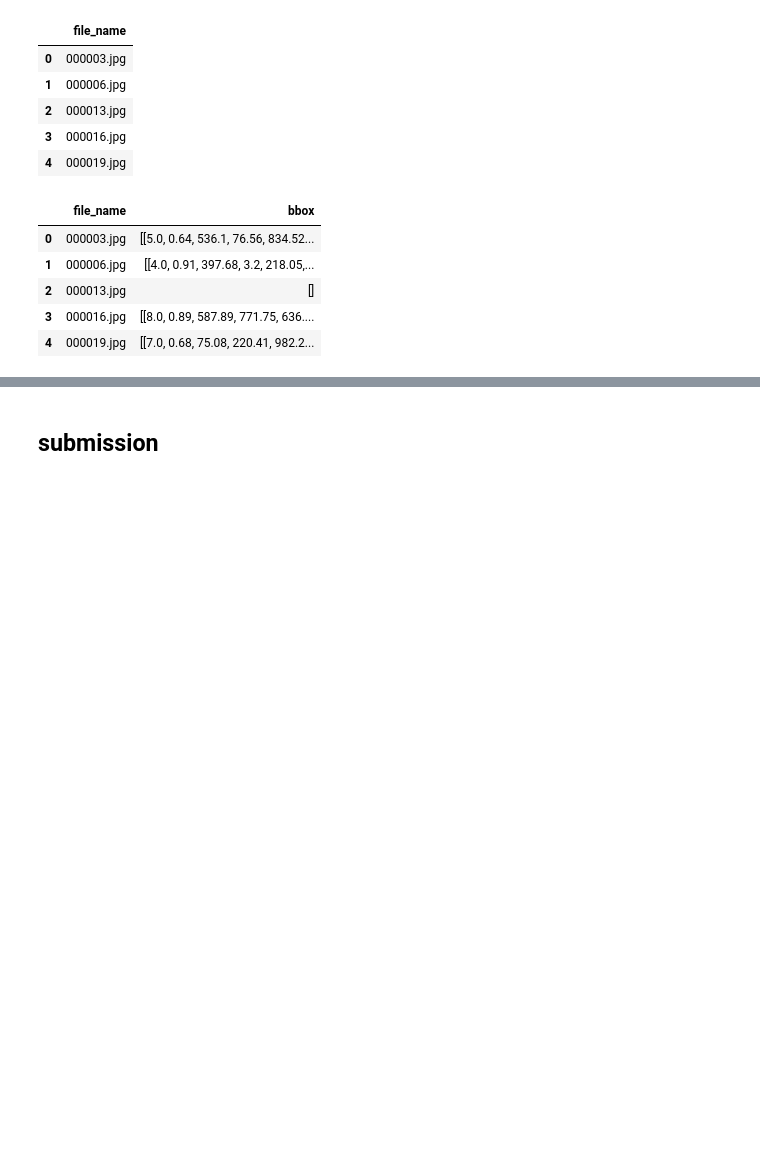
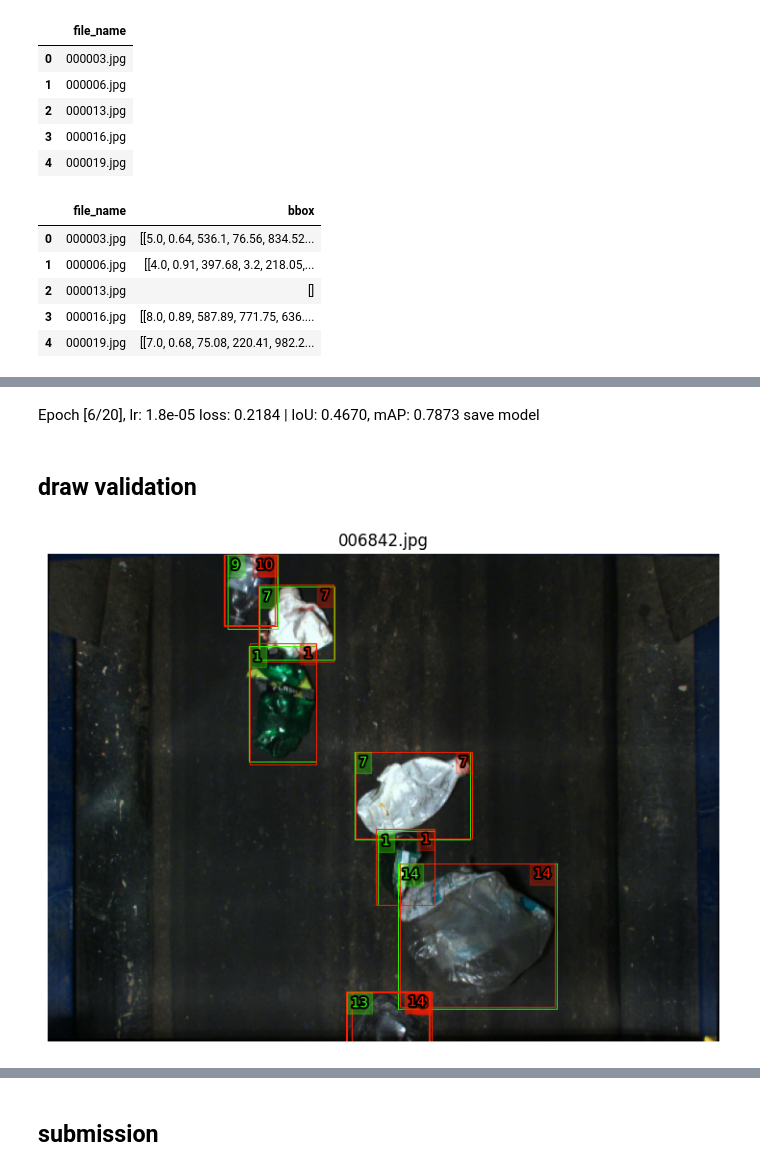
Before and after one commit to aufflammen/waste_detection, a Jupyter notebook: waste_detection.ipynb, the cells around one changed output, grey strips where cells are left out. Drawn from its saved outputs; the diff is of its cells as text; code cells hidden in the pictures; blank space fills up the shorter version.

```diff
--- a/waste_detection.ipynb
+++ b/waste_detection.ipynb
@@ -278,7 +320,7 @@ test_set = CustomDataset(img_path, test_img, transform=test_transform)
 def collate_fn(batch):
     return tuple(zip(*batch))
 
-train_loader = DataLoader(train_set, batch_size=BATCH_SIZE, shuffle=True, collate_fn=collate_fn)
-val_loader = DataLoader(val_set, batch_size=BATCH_SIZE, shuffle=False, collate_fn=collate_fn)
+train_loader = DataLoader(train_set, batch_size=BATCH_SIZE, shuffle=True, num_workers=2, collate_fn=collate_fn)
+val_loader = DataLoader(val_set, batch_size=BATCH_SIZE, shuffle=False, num_workers=2, collate_fn=collate_fn)
 test_loader = DataLoader(test_set, batch_size=BATCH_SIZE, shuffle=False)
 # %%
@@ -291,2 +360,7 @@ metric = MeanAveragePrecision().to(DEVICE)
+# %%
+def batch_preprocess(images, targets):
+    images = list(image.to(DEVICE) for image in images)
+    targets = [{k: v.to(DEVICE) for k, v in t.items()} for t in targets]
+    return images, targets
 # %%
 for epoch in range(EPOCHS):
@@ -317,19 +426,0 @@ KeyboardInterrupt:
-# %%
-model.eval()
-metric.reset()  # Сбрасываем метрику перед валидацией
-
-with torch.no_grad():
-    for images, targets in tqdm(val_loader):  # val_loader — DataLoader для валидации
-        images = list(image.to(DEVICE) for image in images)
-        targets = [{k: v.to(DEVICE) for k, v in t.items()} for t in targets]
-
-        # Предсказания модели
-        outputs = model(images)
-        break
-
-        # Подсчёт метрики (предсказания и таргеты)
-        metric.update(outputs, targets)
-
-# Вычисление итоговой метрики
-val_map = metric.compute()
-print(f"Validation mAP: {val_map['map']:.4f}")
@@ -397,0 +427,23 @@ plt.show()
+# %% [markdown]
+Epoch [6/20], lr: 1.8e-05 loss: 0.2184 | IoU: 0.4670, mAP: 0.7873 save model
+# %% [markdown]
+## draw validation
+# %%
+def get_predict(model, sample_set):
+    model.eval()
+    with torch.no_grad():
+        image = sample_set[1]
+        image = [image.to(DEVICE)]
+        outputs = model(image)[0]
+
+    return {k: v.cpu() for k, v in outputs.items()}
+# %%
+img_name = np.random.choice(val_img)
+idx_val_set = val_img.index(img_name)
+
+sample_set = val_set[idx_val_set]
+
+predict = get_predict(model, sample_set)
+draw_bounding_boxes(sample_set, predict)
+# %% [output]
+[figure, added]
```
Also changed, not shown: parts of 27 cells of this notebook, 1 other file.
